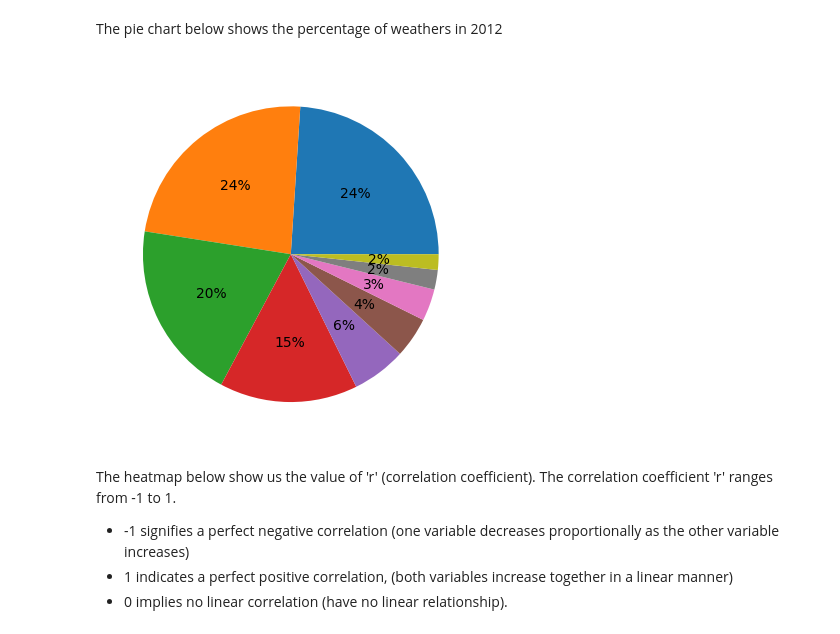
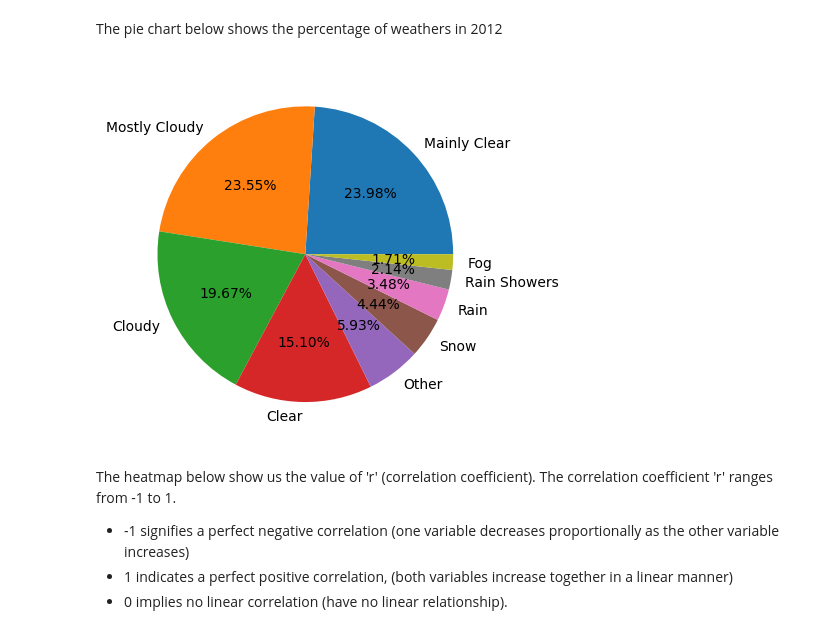
Before and after one commit to JayaWinata/Weather-EDA, a Jupyter notebook: weather_EDA.ipynb, the cells around one changed output. Saved outputs shown, nothing was run; the diff lists cells and outputs as text; code cells hidden in the pictures.

```diff
--- a/weather_EDA.ipynb
+++ b/weather_EDA.ipynb
@@ -112,10 +112,10 @@ for i in numeric_df.columns:
 # %% [markdown]
 The pie chart below shows the percentage of weathers in 2012
 # %%
-plt.pie(df['Weather'].value_counts(),autopct='%.0f%%')
+plt.pie(df['Weather'].value_counts(),autopct='%.2f%%',labels=df['Weather'].value_counts().index)
 plt.show()
 # %% [output]
-[figure, old version]
+[figure, new version]
 # %% [markdown]
 The heatmap below show us the value of 'r' (correlation coefficient). The correlation coefficient 'r' ranges from -1 to 1.
 * -1 signifies a perfect negative correlation (one variable decreases proportionally as the other variable increases)
```
Also changed, not shown: parts of 5 cells of this notebook.
